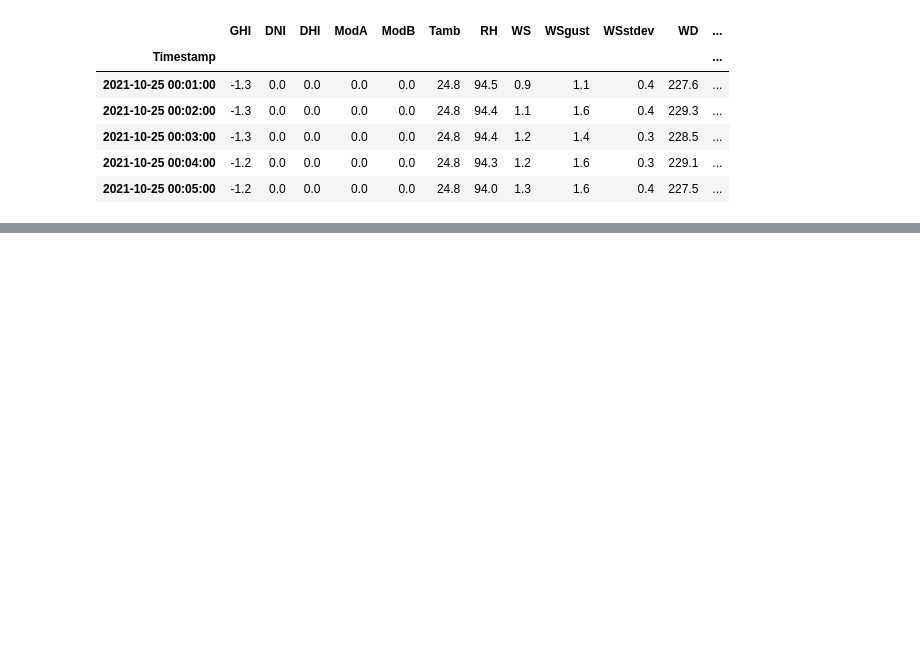
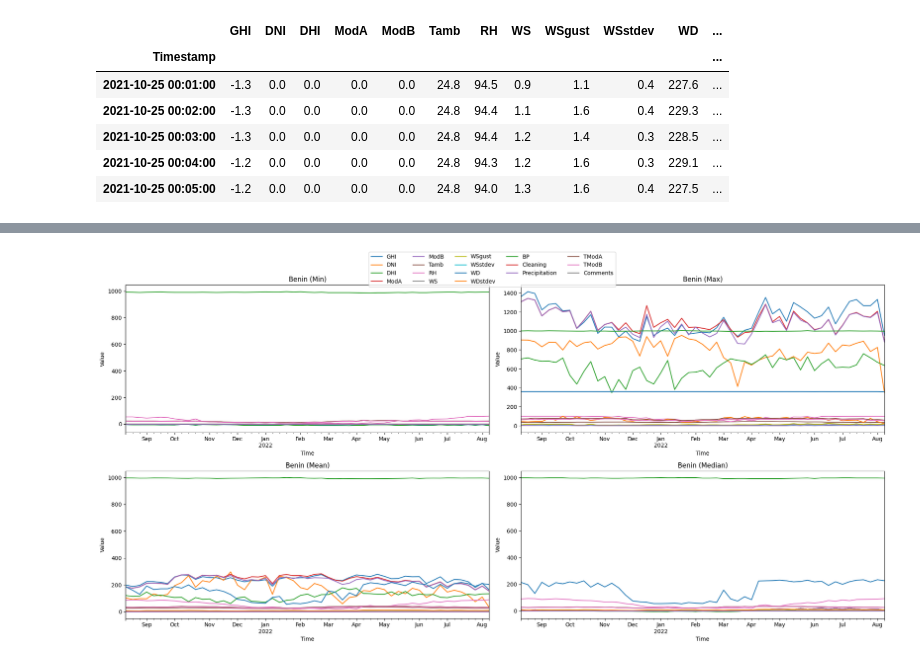
Before and after one commit to wendirad/solar-farm-insight, a Jupyter notebook: notebooks/analysis.ipynb, the cells around one changed output, grey strips where cells are left out. Saved outputs shown, nothing was run; the diff lists cells and outputs as text; code cells hidden in the pictures; blank space fills up the shorter version.

Commit message:
(feat) Perform statistical summaries

```diff
--- a/notebooks/analysis.ipynb
+++ b/notebooks/analysis.ipynb
@@ -94,0 +142,12 @@ Togo: (525600, 18)
+# %%
+plot_statistical_summary(
+    dataframe=bn_df,
+    resample_period="1W",
+    aggregation_methods=["min", "max", "mean", "median"],
+    xlabel="Time",
+    ylabel="Value",
+    title="Benin",
+    figsize=(20, 5),
+)
+# %% [output]
+[figure, added]
```
Also changed, not shown: parts of 13 cells of this notebook, 1 other file.
